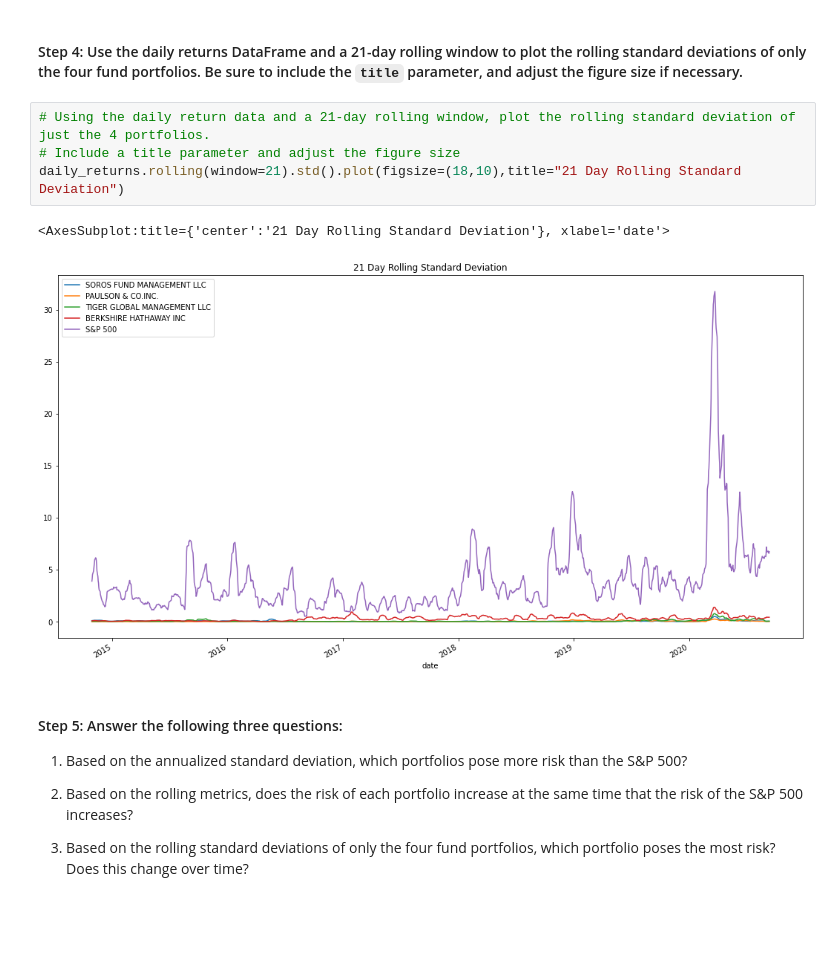
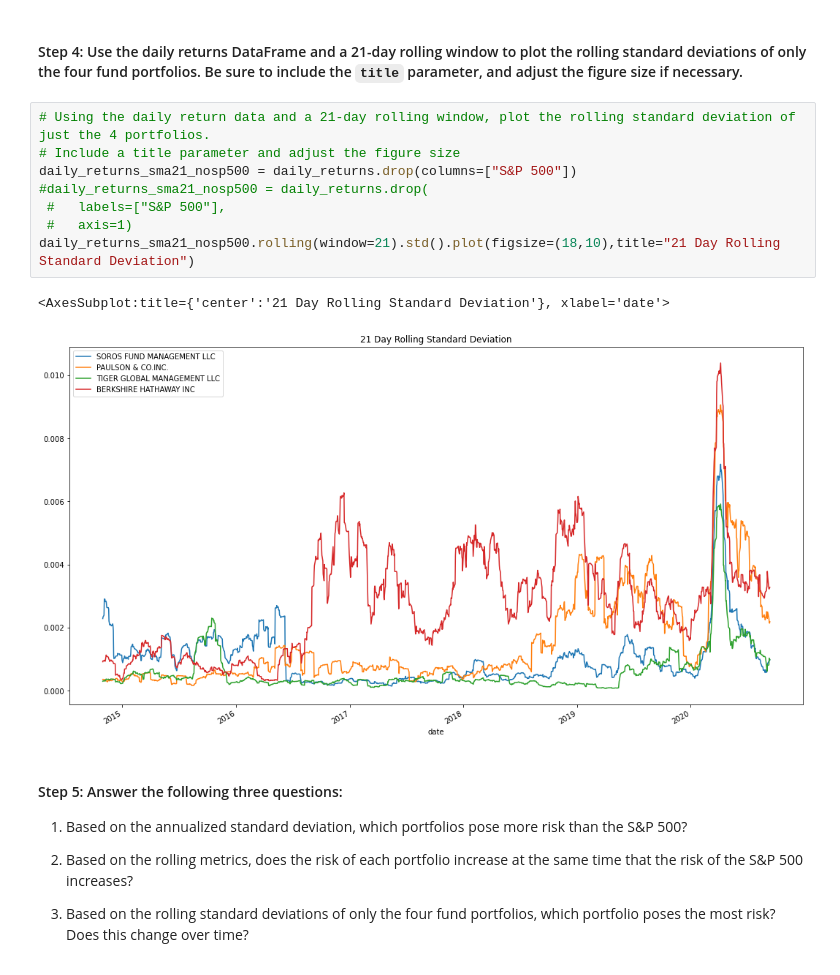
Before and after one commit to madhugirl/Whale-Investment-Opp, a Jupyter notebook: risk_return_analysis.ipynb, the cells around one changed output. Saved outputs shown, nothing was run; the diff lists cells and outputs as text; blank space fills up the shorter version.

```diff
--- a/risk_return_analysis.ipynb
+++ b/risk_return_analysis.ipynb
@@ -342,10 +371,14 @@ daily_returns.rolling(window=21).mean().plot(figsize=(18,10),title="21 Day Rolli
 # %%
 # Using the daily return data and a 21-day rolling window, plot the rolling standard deviation of just the 4 portfolios.
 # Include a title parameter and adjust the figure size
-daily_returns.rolling(window=21).std().plot(figsize=(18,10),title="21 Day Rolling Standard Deviation")
+daily_returns_sma21_nosp500 = daily_returns.drop(columns=["S&P 500"])
+#daily_returns_sma21_nosp500 = daily_returns.drop(
+ #   labels=["S&P 500"],
+ #   axis=1)
+daily_returns_sma21_nosp500.rolling(window=21).std().plot(figsize=(18,10),title="21 Day Rolling Standard Deviation")
 # %% [output]
 <AxesSubplot:title={'center':'21 Day Rolling Standard Deviation'}, xlabel='date'>
-[figure, old version]
+[figure, new version]
 # %% [markdown]
 #### Step 5: Answer the following three questions:
 
```
Also changed, not shown: parts of 20 cells of this notebook.
